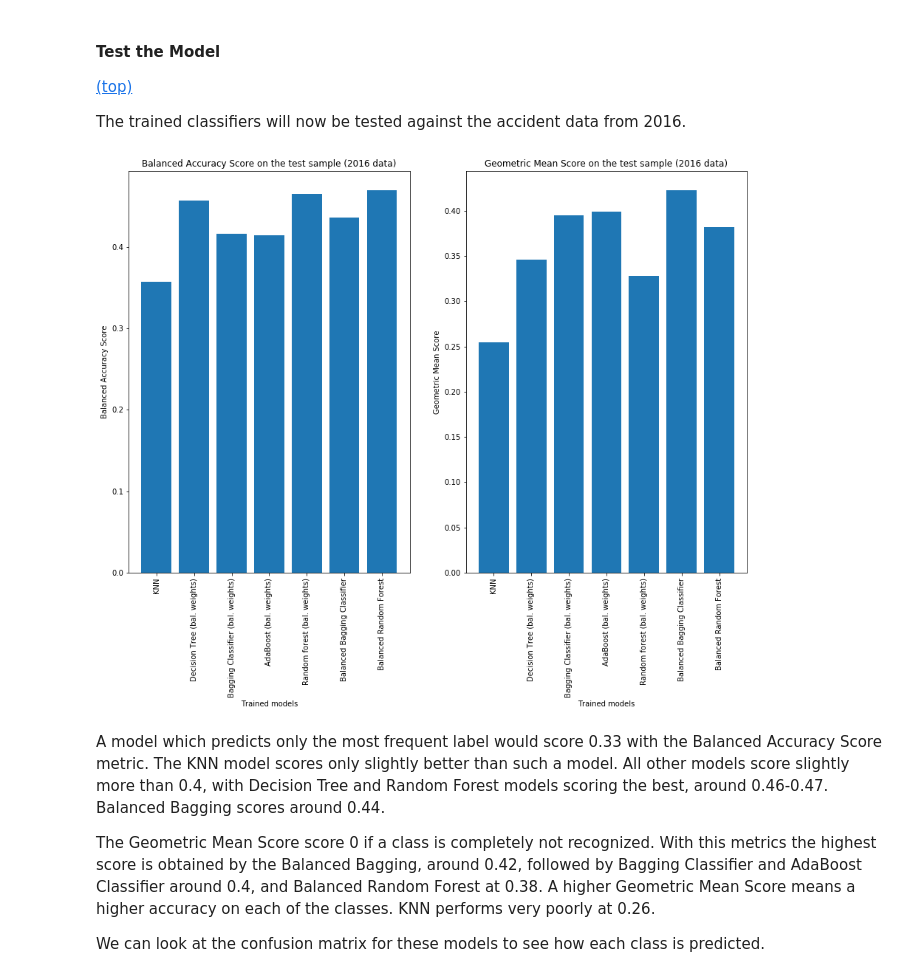
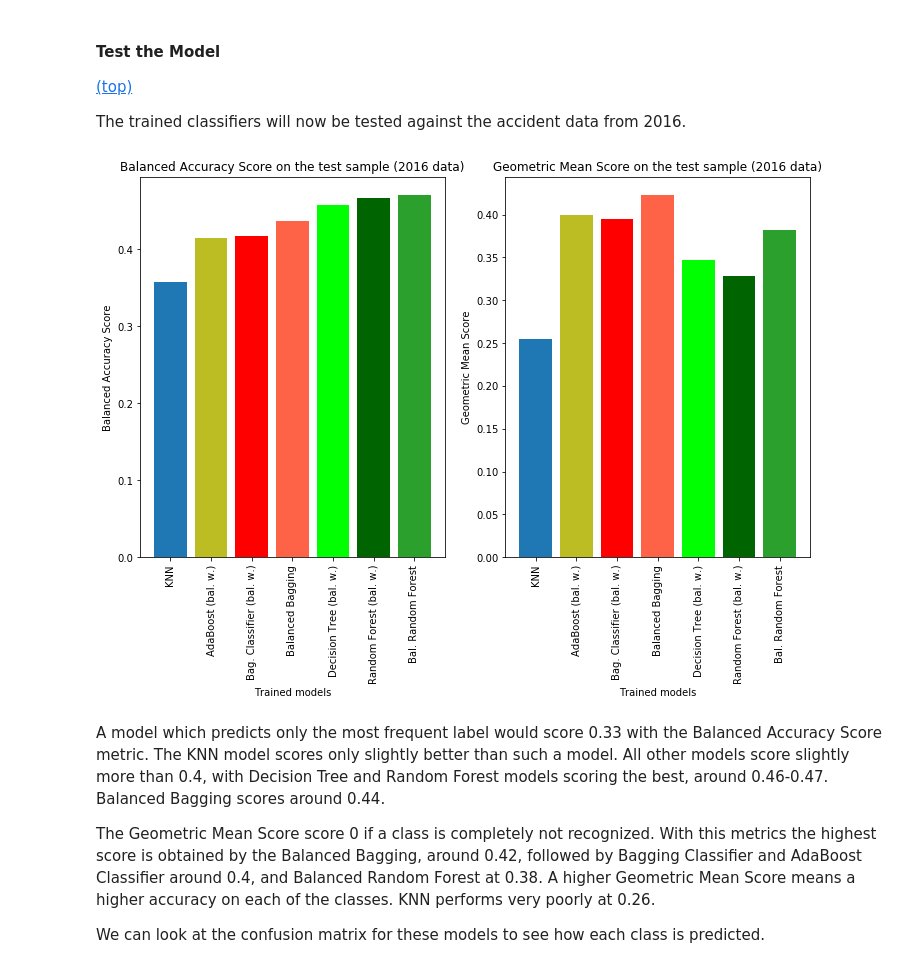
Before and after one commit to AntonioBL/Coursera_Capstone, a Jupyter notebook: capstone.ipynb, the cells around one changed output. Saved outputs shown, nothing was run; the diff lists cells and outputs as text; code cells hidden in the pictures.

```diff
--- a/capstone.ipynb
+++ b/capstone.ipynb
@@ -1160,47 +1160,47 @@ y_test_predbrf = balancedforestclassifier.predict(X_test)
 y_test_predbalbag = balancedbagclassifier.predict(X_test)
 # %%
 # Calculate metrics with the trained models
-models = ['KNN', 'Decision Tree (bal. weights)', 'Bagging Classifier (bal. weights)',
-          'AdaBoost (bal. weights)', 'Random forest (bal. weights)', 'Balanced Bagging Classifier',
-          'Balanced Random Forest']
+models = ['KNN', 'AdaBoost (bal. w.)', 'Bag. Classifier (bal. w.)', 'Balanced Bagging',
+           'Decision Tree (bal. w.)', 'Random Forest (bal. w.)', 'Bal. Random Forest']
+
 acc_scores = []
 # balanced accuracy score
 acc_scores.append(balanced_accuracy_score(y_test,y_test_predKNN))
+acc_scores.append(balanced_accuracy_score(y_test,y_test_predada))
+acc_scores.append(balanced_accuracy_score(y_test,y_test_predbag))
+acc_scores.append(balanced_accuracy_score(y_test,y_test_predbalbag))
 acc_scores.append(balanced_accuracy_score(y_test,y_test_predtree))
-acc_scores.append(balanced_accuracy_score(y_test,y_test_predbag))
-acc_scores.append(balanced_accuracy_score(y_test,y_test_predada))
 acc_scores.append(balanced_accuracy_score(y_test,y_test_predforest))
-acc_scores.append(balanced_accuracy_score(y_test,y_test_predbalbag))
 acc_scores.append(balanced_accuracy_score(y_test,y_test_predbrf))
 
-plt.figure(figsize=(15,10))
+plt.figure(figsize=(12,7))
 ax1=plt.subplot(1,2,1)
-ax1.bar(x=models,height=acc_scores)
+ax1.bar(x=models,height=acc_scores,color=['tab:blue', 'tab:olive', 'r', 'tomato', 'lime', 'darkgreen', 'tab:green'])
 plt.xlabel('Trained models')
 plt.ylabel('Balanced Accuracy Score')
 plt.title('Balanced Accuracy Score on the test sample (2016 data)')
 plt.xticks(rotation='vertical')
 
 from imblearn.metrics import geometric_mean_score
 gm_scores = []
 # geometric mean score
 gm_scores.append(geometric_mean_score(y_test,y_test_predKNN))
+gm_scores.append(geometric_mean_score(y_test,y_test_predada))
+gm_scores.append(geometric_mean_score(y_test,y_test_predbag))
+gm_scores.append(geometric_mean_score(y_test,y_test_predbalbag))
 gm_scores.append(geometric_mean_score(y_test,y_test_predtree))
-gm_scores.append(geometric_mean_score(y_test,y_test_predbag))
-gm_scores.append(geometric_mean_score(y_test,y_test_predada))
 gm_scores.append(geometric_mean_score(y_test,y_test_predforest))
-gm_scores.append(geometric_mean_score(y_test,y_test_predbalbag))
 gm_scores.append(geometric_mean_score(y_test,y_test_predbrf))
 
 ax2=plt.subplot(1,2,2)
-ax2.bar(x=models,height=gm_scores)
+ax2.bar(x=models,height=gm_scores,color=['tab:blue', 'tab:olive', 'r', 'tomato', 'lime', 'darkgreen', 'tab:green'])
 plt.xlabel('Trained models')
 plt.ylabel('Geometric Mean Score')
 plt.title('Geometric Mean Score on the test sample (2016 data)')
 plt.xticks(rotation='vertical')
 plt.show()
 # %% [output]
-[figure, old version]
+[figure, new version]
 # %% [markdown]
 A model which predicts only the most frequent label would score 0.33 with the Balanced Accuracy Score metric. The KNN model scores only slightly better than such a model. All other models score slightly more than 0.4, with Decision Tree and Random Forest models scoring the best, around 0.46-0.47. Balanced Bagging scores around 0.44.
 
```
Also changed, not shown: parts of 1 cell of this notebook, 8 other files.
